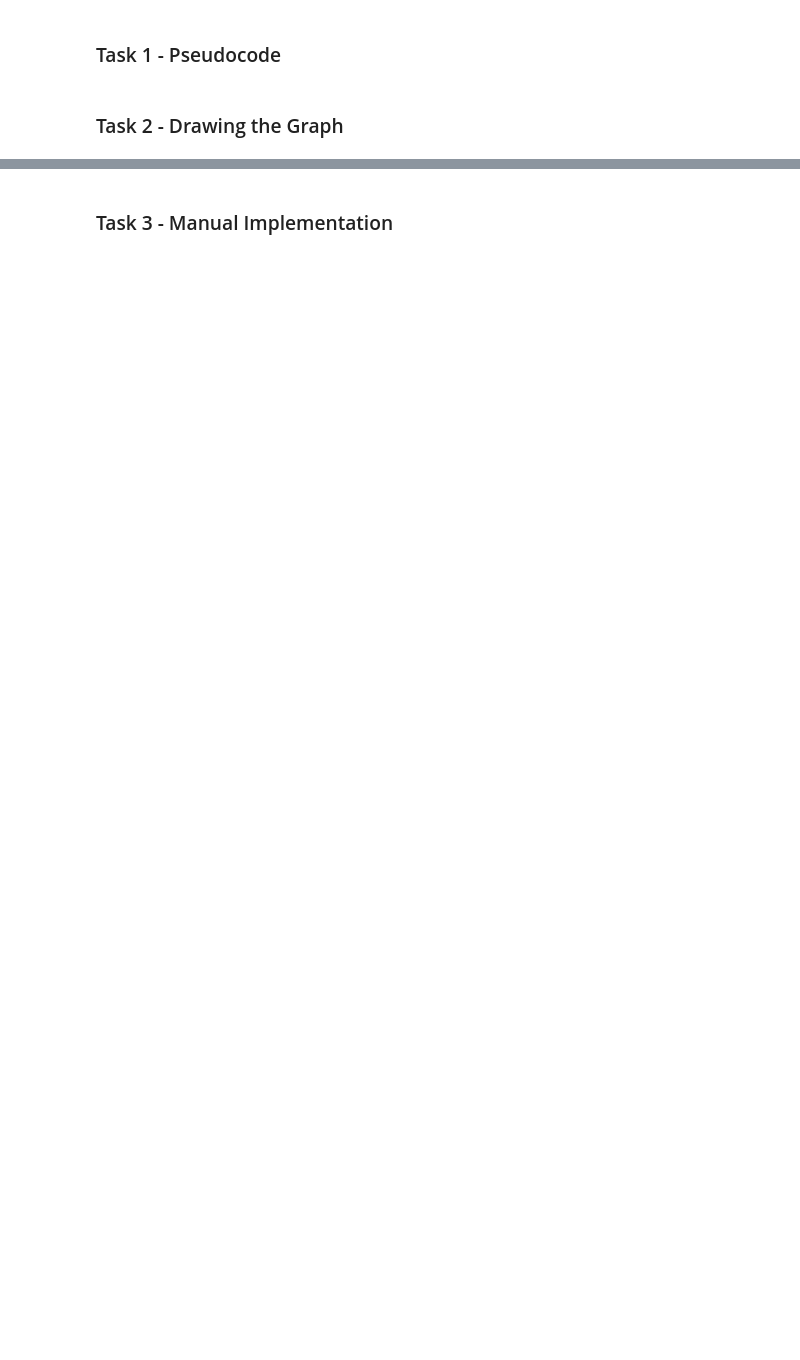
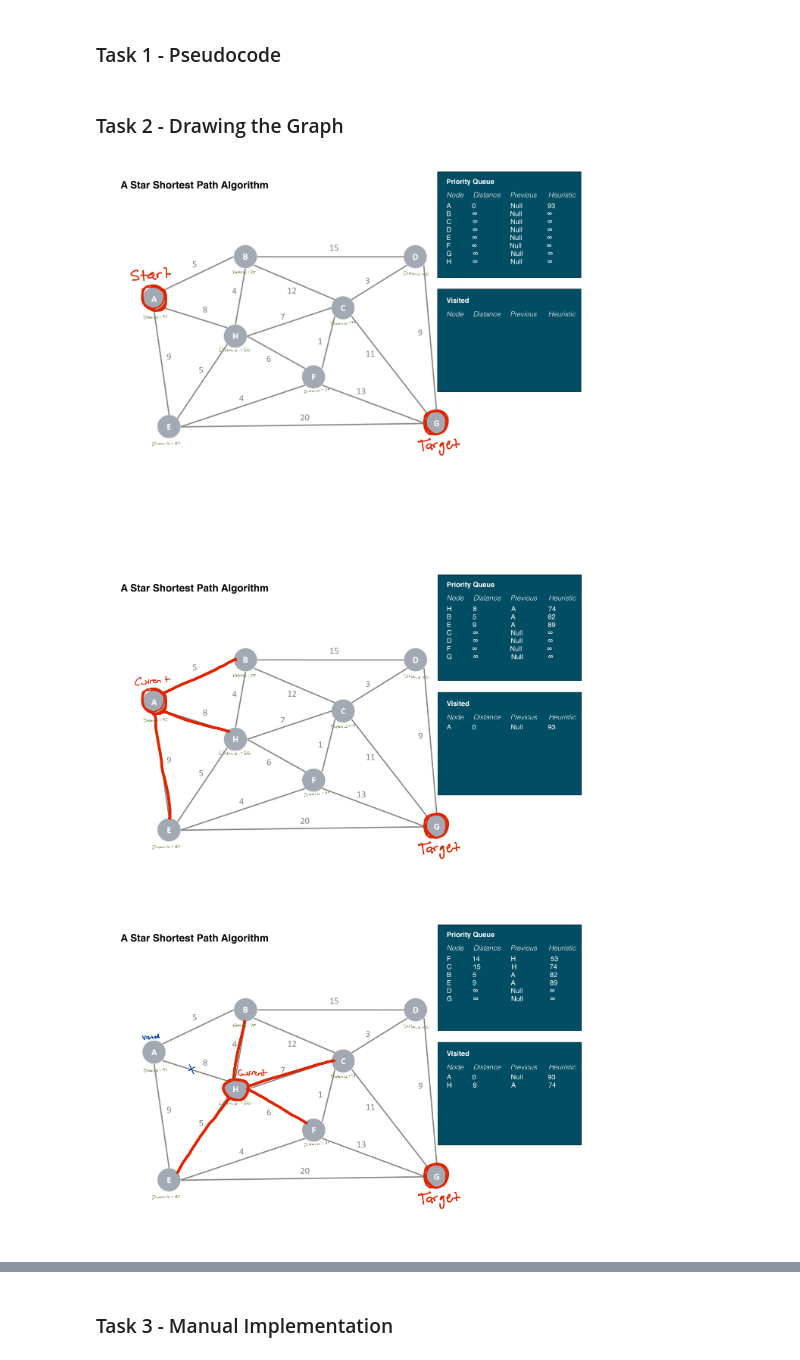
Before and after one commit to tlopesx/Data-Structures-Assignment-2, a Jupyter notebook: Part 2/Assignment 2 - Part 2.ipynb, the cells around one changed output, grey strips where cells are left out. Cells and saved outputs as stored; diff of their text form; code cells hidden in the pictures; blank space fills up the shorter version.

```diff
--- a/Part 2/Assignment 2 - Part 2.ipynb
+++ b/Part 2/Assignment 2 - Part 2.ipynb
@@ -9,3 +258,23 @@ Dijkstra's Shortest Path Algorithm and A* Algorithm
 ### Task 1 - Pseudocode
 # %% [markdown]
 ### Task 2 - Drawing the Graph
+# %%
+# Define the file path and create an empty array to store the images in
+folderpath = "./AStar Images"
+image_paths = []
+
+# Get all the images from the "./Dijkstra's Images" folder
+for filename in os.listdir(folderpath):
+    if filename.endswith(".png"):
+        image_paths.append(os.path.join(folderpath, filename))
+
+# Loop over the list and display each image
+for image_path in image_paths:
+    # Create an Image object with the path or URL of the image
+    image = Image(filename=image_path, width=500)
+    # Display the image in the notebook
+    display(image)
+# %% [output]
+[figure, added]
+[figure, added]
+[figure, added]
```
Also changed, not shown: parts of 31 cells of this notebook, 23 other files.
